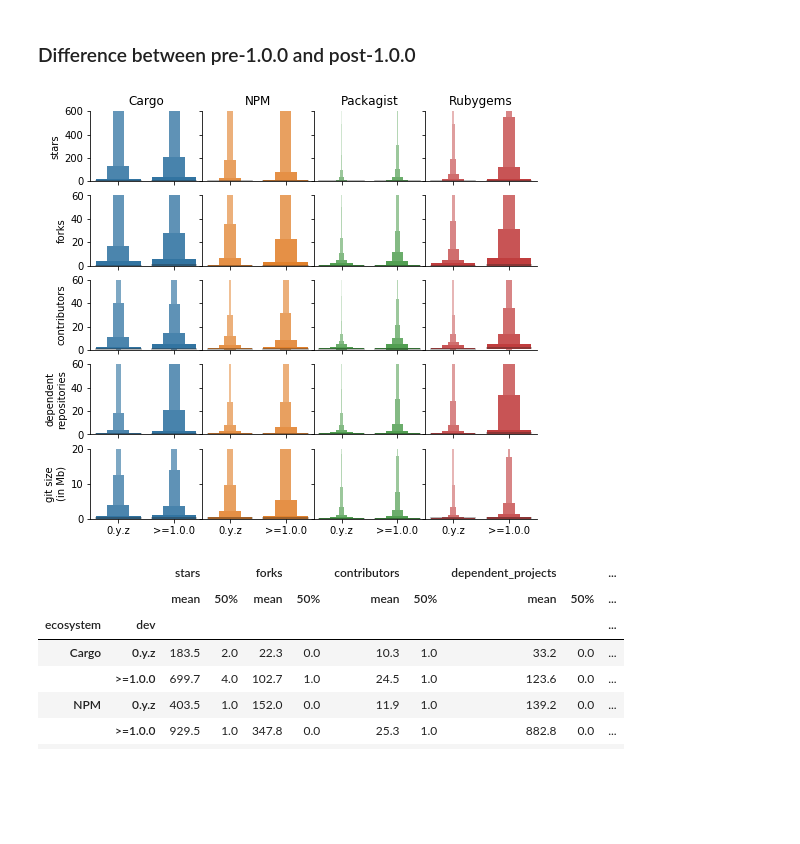
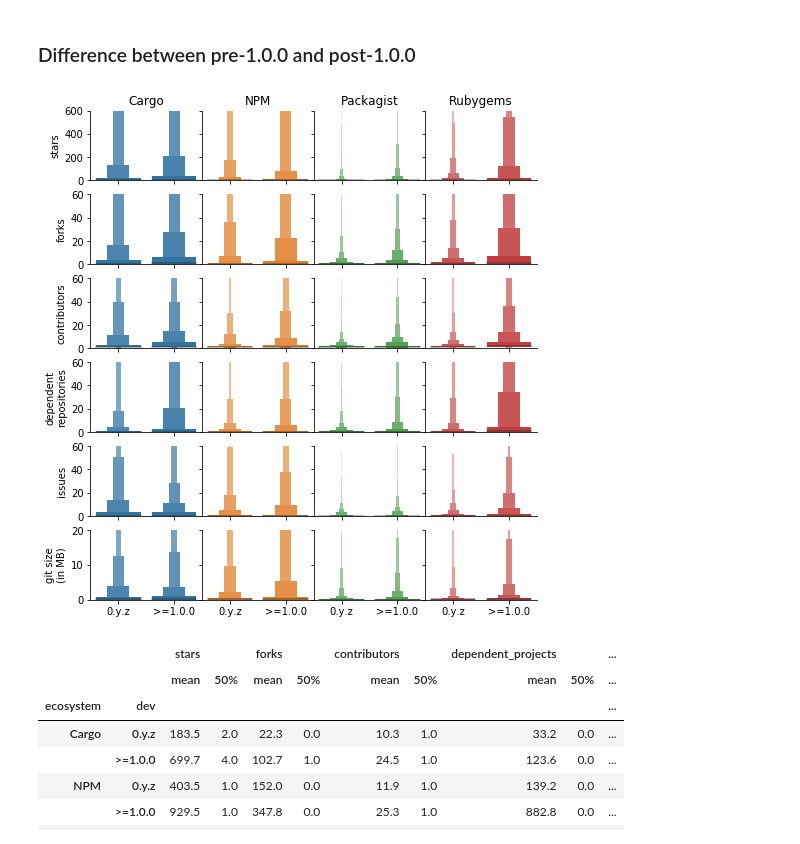
Before and after one commit to AlexandreDecan/secos-zero, a Jupyter notebook: notebooks/Magic zero.ipynb, the cells around one changed output. Drawn from its saved outputs; the diff is of its cells as text; code cells hidden in the pictures; blank space fills up the shorter version.

```diff
--- a/notebooks/Magic zero.ipynb
+++ b/notebooks/Magic zero.ipynb
@@ -525,0 +738,28 @@ And what's the proportion of active packages that are 0.y.z?
+# %%
+fig, ax = matplotlib.pyplot.subplots()
+
+for ecosystem in ECOSYSTEMS:
+    (
+        data[ecosystem]
+        .assign(**{ecosystem: lambda d: d['pre'] / d['packages']})
+        [[ecosystem]]
+        .plot(ax=ax, color=COLORS[ecosystem])
+    )
+
+    (
+        data[ecosystem]
+        .assign(**{'_': lambda d: d['a_pre'] / d['active']})
+        [['_']]
+        .plot(ax=ax, color=COLORS[ecosystem], style=':', legend=None)
+    )
+
+ax.set(
+    xlabel='',
+    xlim=DATE_RANGE,
+    ylabel='proportion of packages',
+    ylim=(0, 1),
+)
+ax.legend(loc='lower left', ncol=2)
+fig.autofmt_xdate(bottom=0.2, rotation=0, ha='center')
+
+savefig(fig, 'prevalence_packages_combined')
@@ -525,0 +768,10 @@ And what's the proportion of active packages that are 0.y.z?
+# %%
+_ = pandas.concat([
+    data[ecosystem]
+    .eval('preone = pre / packages')
+    .eval('preone_active = a_pre / active')
+    .assign(ecosystem=ecosystem)
+    [['ecosystem', 'preone', 'preone_active']]
+for ecosystem in ECOSYSTEMS], axis=0)
+
+_.sort_index().iloc[-len(ECOSYSTEMS):]
@@ -1573,8 +1912,8 @@ data = pandas.concat([
     axis=0
 )
 # %%
-characteristics = ['stars', 'forks', 'contributors', 'dependent_projects', 'size']
-# Other characteristics: watchers, issues, duration
+characteristics = ['stars', 'forks', 'contributors', 'dependent_projects', 'issues', 'size']
+# Other characteristics: watchers, duration
 # %%
 fig, axes = matplotlib.pyplot.subplots(
     ncols=len(ECOSYSTEMS),
@@ -1585,35 +1924,36 @@ fig, axes = matplotlib.pyplot.subplots(
 )
 
 fig.set_size_inches((FIG_SIZE[0], FIG_SIZE[1] * len(characteristics) / 2))
 
 for j, characteristic in enumerate(characteristics):
     for i, ecosystem in enumerate(ECOSYSTEMS):
         seaborn.boxenplot(
             y=characteristic,
             x='dev',
             data=data[lambda d: d['ecosystem'] == ecosystem],
             order=['0.y.z', '>=1.0.0'],
             color=COLORS[ecosystem],
             ax=axes[j][i],
         )
 
         axes[j][i].set(
             title=ecosystem if j == 0 else '',
             xlabel='',
             ylabel='',
         )
 
 seaborn.despine(fig, top=True, right=True)
 
 axes[0][0].set(ylabel='stars', ylim=(0, 600))
 axes[1][0].set(ylabel='forks', ylim=(0, 60))
 axes[2][0].set(ylabel='contributors', ylim=(0, 60))
 axes[3][0].set(ylabel='dependent\nrepositories', ylim=(0, 60))
-axes[4][0].set(ylabel='git size\n(in Mb)', ylim=(0, 20))
+axes[4][0].set(ylabel='issues', ylim=(0, 60))
+axes[5][0].set(ylabel='git size\n(in MB)', ylim=(0, 20))
 
 savefig(fig, 'char_distributions')
 # %% [output]
-[figure, old version]
+[figure, new version]
 # %%
 (
     data
```
Also changed, not shown: parts of 29 cells of this notebook.
